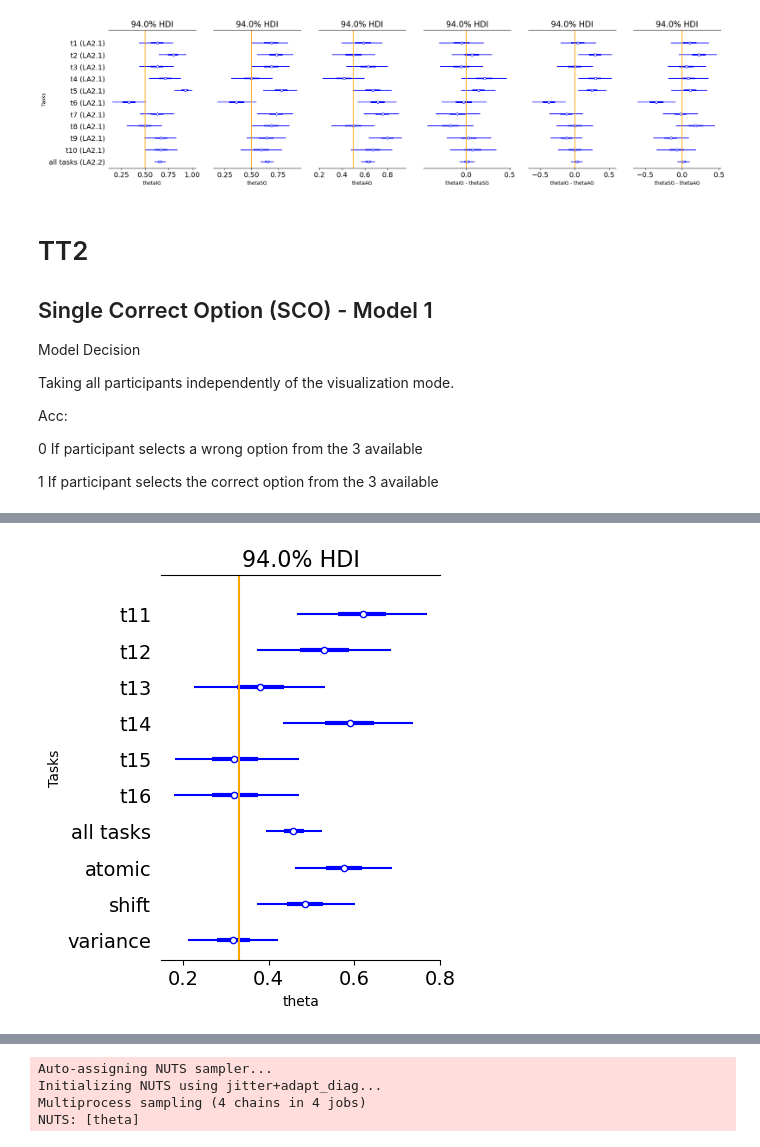
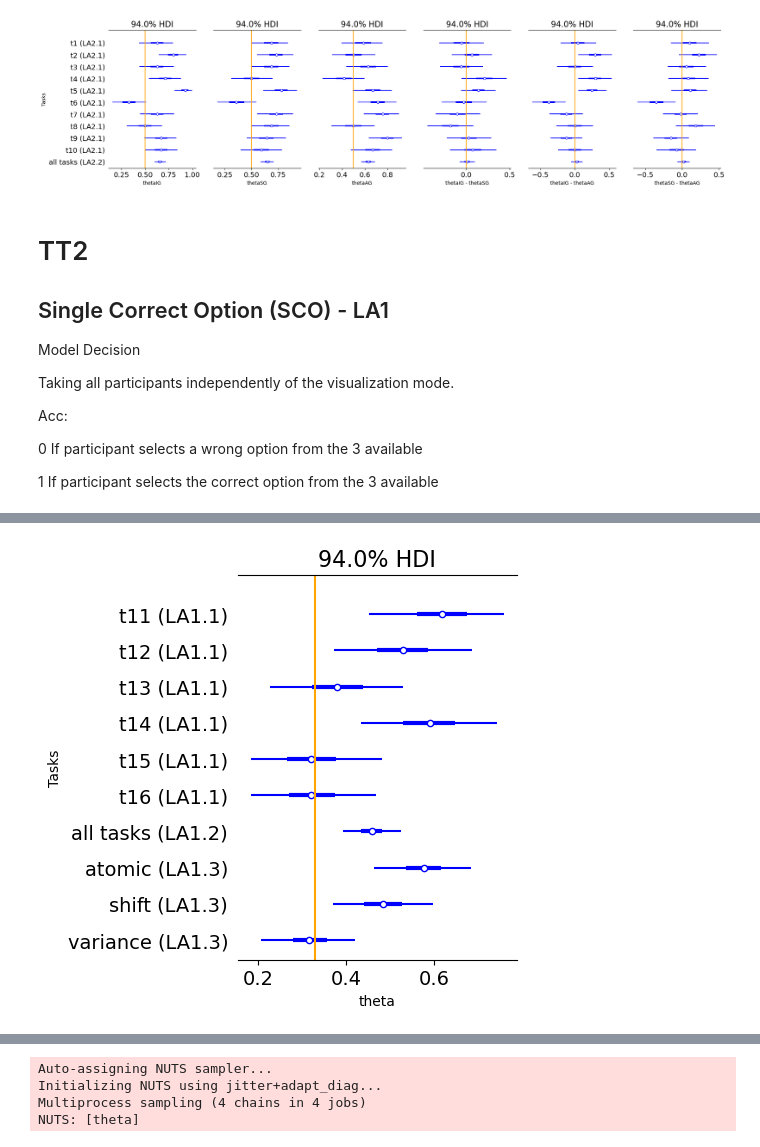
Before and after one commit to evdoxiataka/simulated_interventions_study_analysis, a Jupyter notebook: analysis.ipynb, the cells around one changed output, grey strips where cells are left out. Saved outputs shown, nothing was run; the diff lists cells and outputs as text; code cells hidden in the pictures.

```diff
--- a/analysis.ipynb
+++ b/analysis.ipynb
@@ -86,17 +86,34 @@ conf_i, conf_s, conf_a = get_confidence_per_tt(data_processed, t_ids, db_file_pa
 
 ## TT1
 ## corr answ taken responses as multiple choice selections
-answ_sc_i_multi, answ_sc_s_multi, answ_sc_a_multi = get_answers_scores_multiple_sel(data_processed,
+answ_sc_i_multi, answ_sc_s_multi, answ_sc_a_multi = get_answers_scores_MCO(data_processed,
                                                                                                  t_ids['T1'],
                                                                                                  db_file_path, 'T1') # returns Dict<t_id:List>
 ## corr answ taken responses as single selection
-answ_sc_i_singl, answ_sc_s_singl, answ_sc_a_singl = get_answers_scores_single_sel(data_processed,
+answ_sc_i_singl, answ_sc_s_singl, answ_sc_a_singl = get_answers_scores_SCO(data_processed,
                                                                                                t_ids['T1'],
                                                                                                db_file_path) # returns Dict<t_id:List>
 ## TT2
-answ_sc_i_model_T2, answ_sc_s_model_T2, answ_sc_a_model_T2 = get_answers_scores_single_sel(data_processed,
+answ_sc_i_model_T2, answ_sc_s_model_T2, answ_sc_a_model_T2 = get_answers_scores_SCO(data_processed,
                                                                                                t_ids['T2'],
                                                                                                db_file_path) # returns Dict<t_id:List>
-answ_sc_i_interv_T2, answ_sc_s_interv_T2, answ_sc_a_interv_T2 = get_answers_scores_multiple_sel(data_processed,
+answ_sc_i_interv_T2, answ_sc_s_interv_T2, answ_sc_a_interv_T2 = get_answers_scores_MCO(data_processed,
                                                                                                  t_ids['T2'],
                                                                                                  db_file_path, 'T2') # returns Dict<t_id:List>
+
+## get only responses to interventions from participants who got the model correct
+answ_sc_i_interv_corr_mod_T2 = {'t11':[],'t12':[],'t13':[],'t14':[],'t15':[],'t16':[]}
+for t in answ_sc_i_model_T2:
+    for i,v in enumerate(answ_sc_i_model_T2[t]):
+        if v:
+            answ_sc_i_interv_corr_mod_T2[t].append(answ_sc_i_interv_T2[t][i])
+answ_sc_s_interv_corr_mod_T2 = {'t11':[],'t12':[],'t13':[],'t14':[],'t15':[],'t16':[]}
+for t in answ_sc_s_model_T2:
+    for i,v in enumerate(answ_sc_s_model_T2[t]):
+        if v:
+            answ_sc_s_interv_corr_mod_T2[t].append(answ_sc_s_interv_T2[t][i])
+answ_sc_a_interv_corr_mod_T2 = {'t11':[],'t12':[],'t13':[],'t14':[],'t15':[],'t16':[]}
+for t in answ_sc_a_model_T2:
+    for i,v in enumerate(answ_sc_a_model_T2[t]):
+        if v:
+            answ_sc_a_interv_corr_mod_T2[t].append(answ_sc_a_interv_T2[t][i])
@@ -452,7 +430,7 @@ t_indices_s = [t_ids['T1'].index(t)
 t_indices_a = [t_ids['T1'].index(t)
                for t,value in answ_sc_a_multi.items()
                for j in value]
-t_indices = t_indices_a+t_indices_s+t_indices_a
+t_indices = t_indices_i+t_indices_s+t_indices_a
 ## extension for 'all'
 for i in range(len(n_i)):
     n.append(2)
@@ -535,7 +513,7 @@ t_id.append('all')
 t_id.append('atomic')
 t_id.append('shift')
 t_id.append('variance')
-trace_acc_T1_mco_m1, pp_acc_T1_mco_m1 = get_inference_MCO_model1(ans,
+trace_acc_T1_mco_m1, pp_acc_T1_mco_m1 = get_inference_MCO_LA1(ans,
                                                 n,
                                                 t_indices,
                                                 t_id)
@@ -737,7 +715,7 @@ plt.savefig('ch6_Fig10_d.svg',dpi=300)
 [figure]
 # %% [markdown]
 # TT2
-## Single Correct Option (SCO) - Model 1
+## Single Correct Option (SCO) - LA1
 Model Decision
 
 Taking all participants independently of the visualization mode.
@@ -833,7 +811,7 @@ t_id.append('all tasks')
 t_id.append('atomic')
 t_id.append('shift')
 t_id.append('variance')
-trace_acc_T2_sco_m1, pp_acc_T2_sco_m1 = get_inference_SCO_model1(ans,
+trace_acc_T2_sco_m1, pp_acc_T2_sco_m1 = get_inference_SCO_LA1(ans,
                                                         t_indices,
                                                         t_id)
 # %% [output]
@@ -847,18 +825,18 @@ Sampling 4 chains for 1_000 tune and 2_000 draw iterations (4_000 + 8_000 draws
 # %%
 import arviz as az
 import matplotlib.pyplot as plt
 fig, ax = plt.subplots(1, 1, figsize=(3.6, 5))
 ai = az.from_pymc3(trace_acc_T2_sco_m1)
 prob = 0.94
 az.plot_forest(ai['posterior']['theta'], ax = ax, combined = True, hdi_prob = prob, colors = 'blue')
 ax.vlines(x = 0.33, ymin = -1, ymax = 15, colors = 'orange')
 
 ##
-ax.set_yticklabels(['variance','shift','atomic','all tasks','t16','t15','t14','t13','t12','t11'])
+ax.set_yticklabels(['variance (LA1.3)','shift (LA1.3)','atomic (LA1.3)','all tasks (LA1.2)','t16 (LA1.1)','t15 (LA1.1)','t14 (LA1.1)','t13 (LA1.1)','t12 (LA1.1)','t11 (LA1.1)'])
 ax.set_ylabel("Tasks")
 ##
 ax.set_xlabel("theta")
 plt.savefig('ch6_Fig11_a.svg',dpi=300)
 # %% [output]
-[figure, old version]
+[figure, new version]
 # %% [markdown]
```
Also changed, not shown: parts of 75 cells of this notebook, 2 other files.
